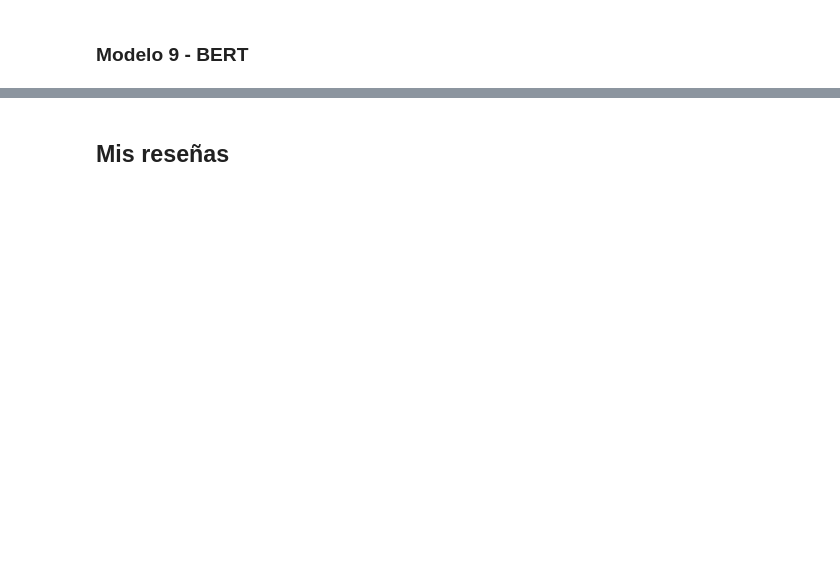
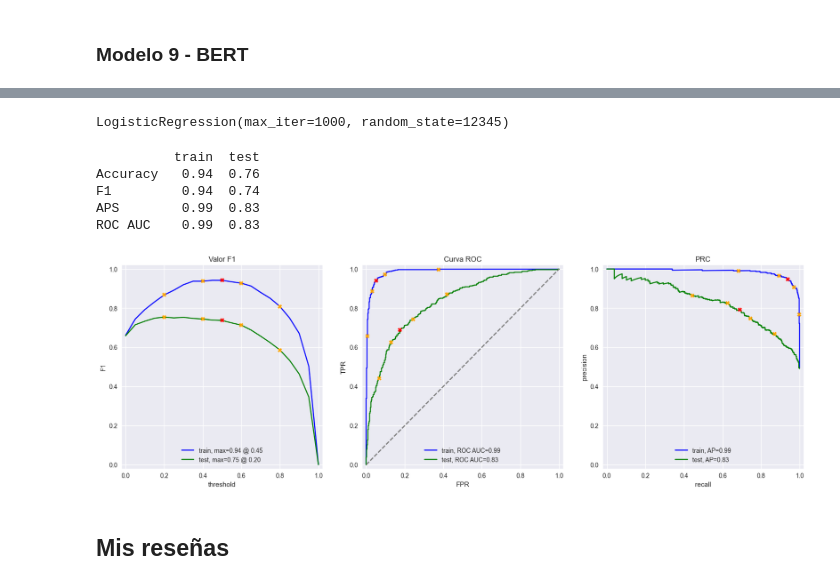
Before and after one commit to roman-correa/bert, a Jupyter notebook: notebook_(16_project).ipynb, the cells around one changed output, grey strips where cells are left out. Cells and saved outputs as stored; diff of their text form; code cells hidden in the pictures; blank space fills up the shorter version.

```diff
--- a/notebook_(16_project).ipynb
+++ b/notebook_(16_project).ipynb
@@ -588,3 +663,4 @@ def BERT_text_to_embeddings(texts, max_length=512, batch_size=100, force_device=
 # %%
 # ¡Atención! La ejecución de BERT para miles de textos puede llevar mucho tiempo en la CPU, al menos varias horas
-train_features_9 = BERT_text_to_embeddings(df_reviews_train['review_norm'], force_device='cuda')
+train_features_9 = BERT_text_to_embeddings(df_reviews_train['review_norm'][:1001], force_device='cpu')
+test_features_9 = BERT_text_to_embeddings(df_reviews_test['review_norm'][:1001], force_device='cpu')
@@ -591,3 +670,6 @@ train_features_9 = BERT_text_to_embeddings(df_reviews_train['review_norm'], forc
+# %%
+train_target_9 = df_reviews_train['pos'][:1001]
+test_target_9 = df_reviews_test['pos'][:1001]
 # %%
 print(df_reviews_train['review_norm'].shape)
 print(train_features_9.shape)
@@ -594,0 +683,4 @@ print(train_target.shape)
+# %%
+with np.load('features_9.npz') as data:
+    train_features_9 = data['train_features_9']
+    test_features_9 = data['test_features_9']
@@ -600,6 +708,20 @@ print(train_target.shape)
 # with np.load('features_9.npz') as data:
 #     train_features_9 = data['train_features_9']
 #     test_features_9 = data['test_features_9']
+# %%
+model_b = LogisticRegression(max_iter=1000, random_state=12345)
+model_b.fit(train_features_9, train_target_9)
+# %% [output]
+LogisticRegression(max_iter=1000, random_state=12345)
+# %%
+evaluate_model(model_b, train_features_9, train_target_9, test_features_9, test_target_9)
+# %% [output]
+          train  test
+Accuracy   0.94  0.76
+F1         0.94  0.74
+APS        0.99  0.83
+ROC AUC    0.99  0.83
+[figure, added]
 # %% [markdown]
 ## Mis reseñas
 # %%
```
Also changed, not shown: parts of 12 cells of this notebook, 1 other file.
